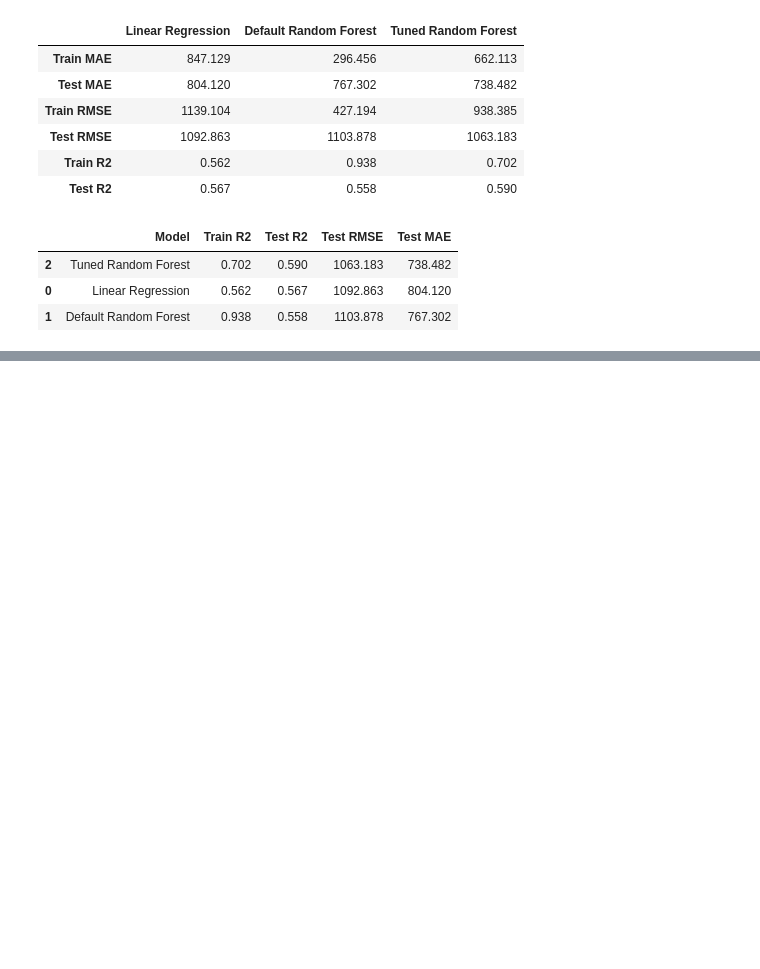
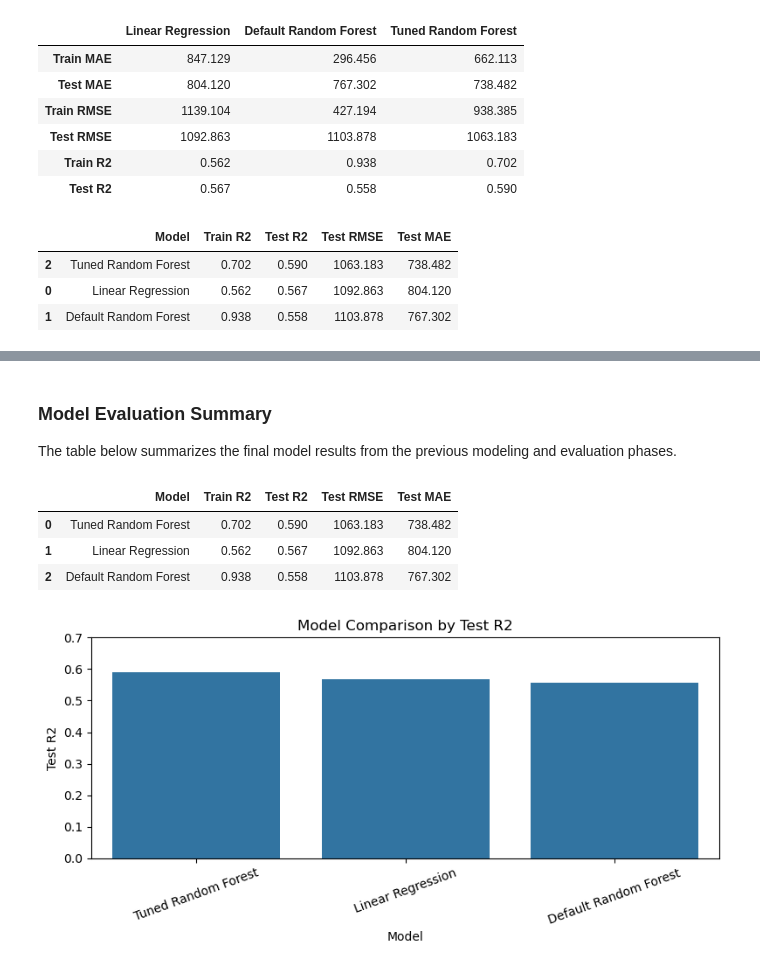
Before and after one commit to WalidAlsafadi/Prediction-of-Product-Sales, a Jupyter notebook: notebook.ipynb, the cells around one changed output, grey strips where cells are left out. Saved outputs shown, nothing was run; the diff lists cells and outputs as text; code cells hidden in the pictures; blank space fills up the shorter version.

```diff
--- a/notebook.ipynb
+++ b/notebook.ipynb
@@ -1186,0 +1224,29 @@ Overall, I recommend **Tuned Random Forest**.
+# %% [markdown]
+### Model Evaluation Summary
+
+The table below summarizes the final model results from the previous modeling and evaluation phases.
+# %%
+final_comparison_table = comparison_table.sort_values(
+    by=["Test R2", "Test RMSE"],
+    ascending=[False, True]
+).reset_index(drop=True)
+
+final_comparison_table
+# %% [output]
+|  | Model | Train R2 | Test R2 | Test RMSE | Test MAE |
+| 0 | Tuned Random Forest | 0.702 | 0.590 | 1063.183 | 738.482 |
+| 1 | Linear Regression | 0.562 | 0.567 | 1092.863 | 804.120 |
+| 2 | Default Random Forest | 0.938 | 0.558 | 1103.878 | 767.302 |
+# %%
+plt.figure(figsize=(8, 4))
+sns.barplot(data=final_comparison_table, x="Model", y="Test R2")
+plt.title("Model Comparison by Test R2")
+plt.xlabel("Model")
+plt.ylabel("Test R2")
+plt.xticks(rotation=20)
+plt.ylim(0, 0.7)
+plt.tight_layout()
+plt.savefig("images/model_comparison_test_r2.png", dpi=200, bbox_inches="tight")
+plt.show()
+# %% [output]
+[figure, added]
```
Also changed, not shown: parts of 9 cells of this notebook, 5 other files.
